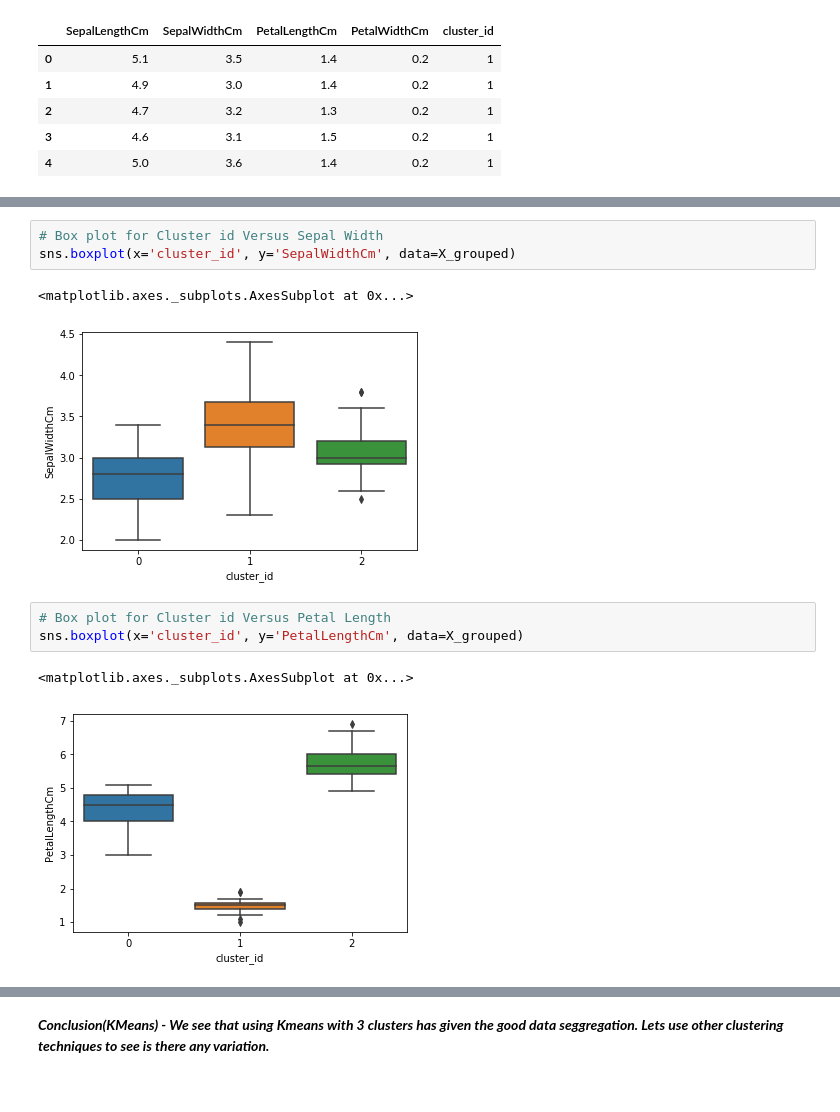
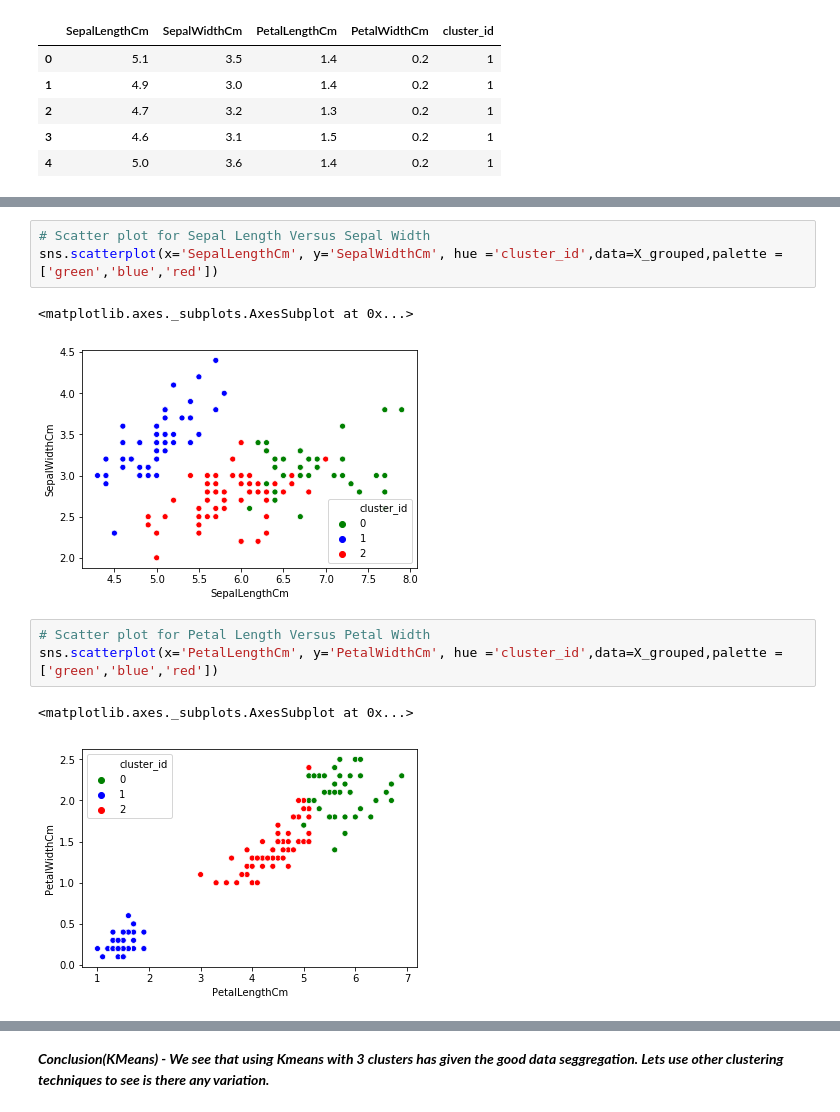
Before and after one commit to parmeet-97637/UnSupervised-Learning--IRIS-DataSet, a Jupyter notebook: Prediction using Unsupervised ML.ipynb, the cells around one changed output, grey strips where cells are left out. Drawn from its saved outputs; the diff is of its cells as text.

Commit message:
Add files via upload
Demonstration of Un-Supervised Machine Learning Algorithm using IRIS DATA set.

Algorithms used - KMeans, Hierarchical Clustering, DBSCan

```diff
--- a/Prediction using Unsupervised ML.ipynb
+++ b/Prediction using Unsupervised ML.ipynb
@@ -262,12 +281,12 @@ sns.boxplot(x='cluster_id', y='SepalLengthCm', data=X_grouped)
 # %%
-# Box plot for Cluster id Versus Sepal Width
-sns.boxplot(x='cluster_id', y='SepalWidthCm', data=X_grouped)
+# Scatter plot for Sepal Length Versus Sepal Width
+sns.scatterplot(x='SepalLengthCm', y='SepalWidthCm', hue ='cluster_id',data=X_grouped,palette = ['green','blue','red'])
 # %% [output]
 <matplotlib.axes._subplots.AxesSubplot at 0x...>
-[figure, old version]
+[figure, new version]
 # %%
-# Box plot for Cluster id Versus Petal Length
-sns.boxplot(x='cluster_id', y='PetalLengthCm', data=X_grouped)
+# Scatter plot for Petal Length Versus Petal Width
+sns.scatterplot(x='PetalLengthCm', y='PetalWidthCm', hue ='cluster_id',data=X_grouped,palette = ['green','blue','red'])
 # %% [output]
 <matplotlib.axes._subplots.AxesSubplot at 0x...>
-[figure, old version]
+[figure, new version]
```
Also changed, not shown: parts of 32 cells of this notebook.
